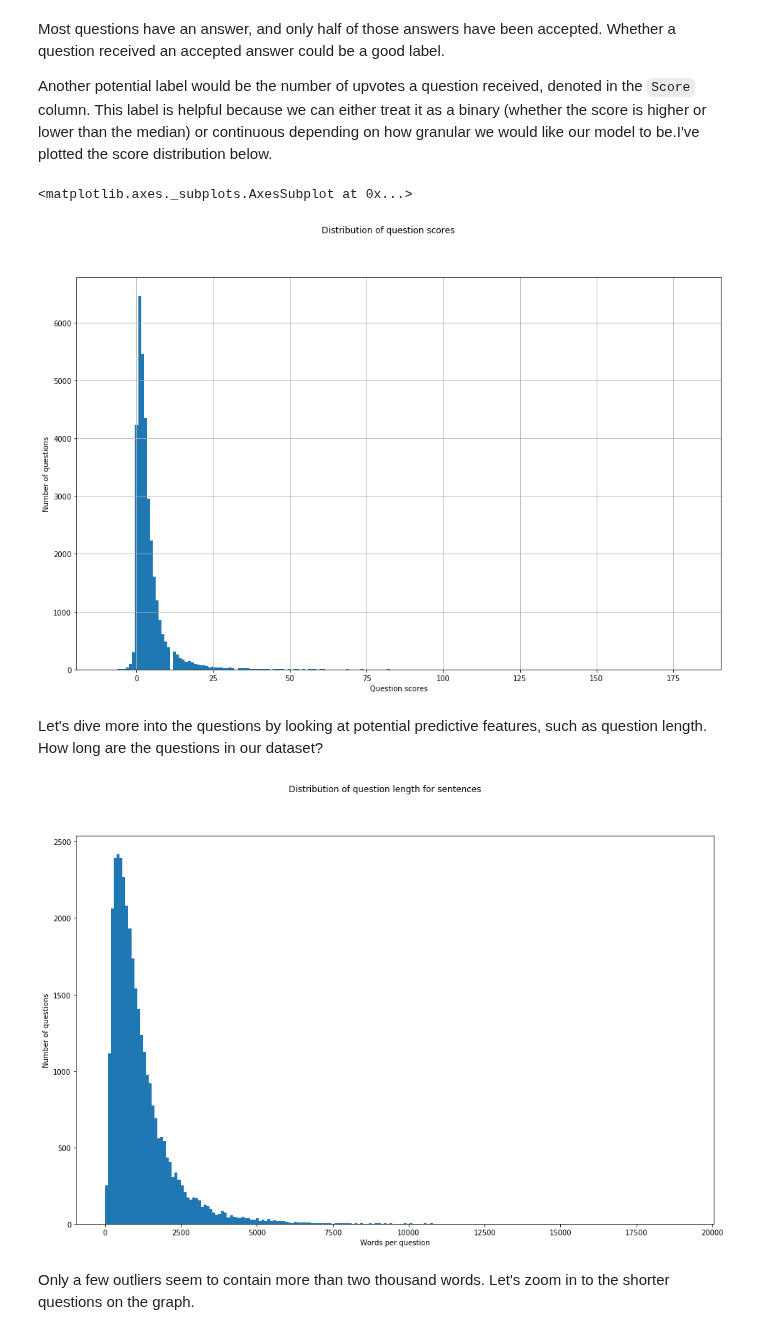
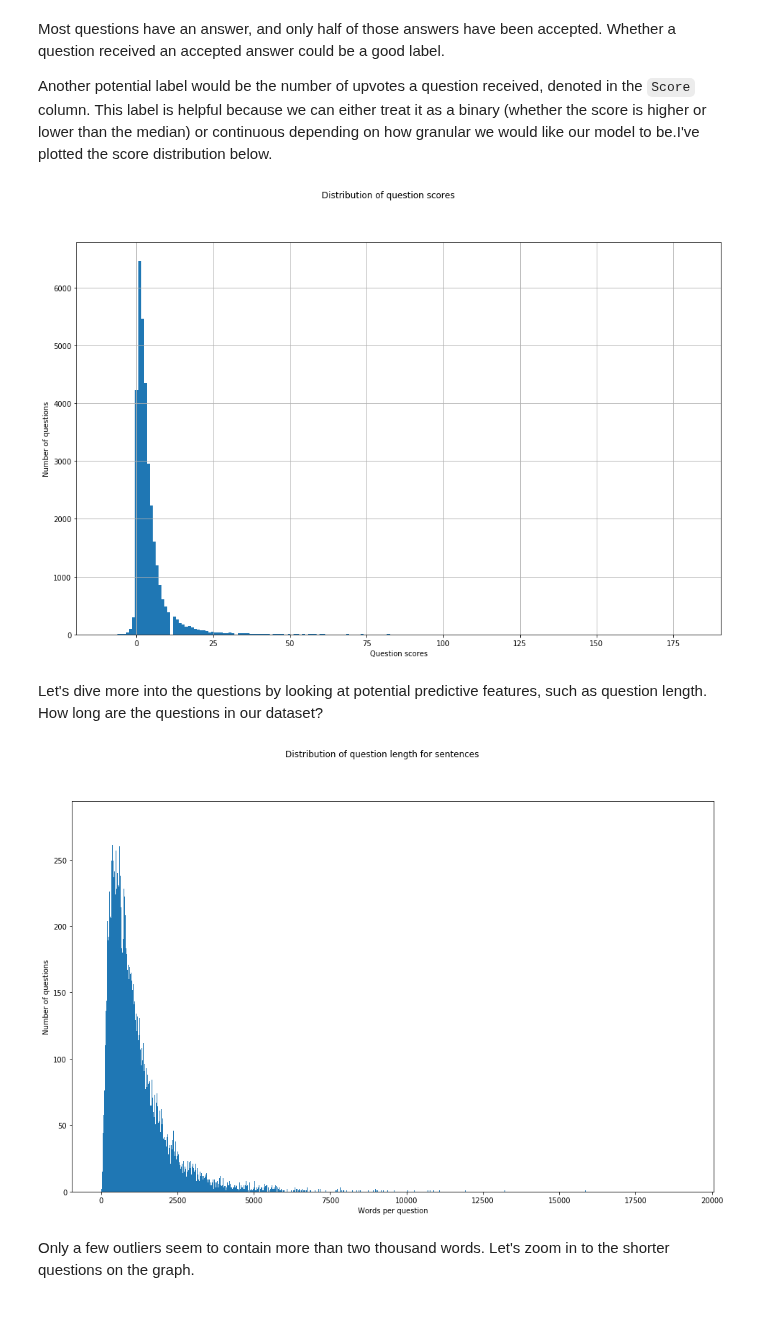
Before and after one commit to hundredblocks/ml-powered-applications, a Jupyter notebook: notebooks/dataset_exploration.ipynb, the cells around one changed output. Cells and saved outputs as stored; diff of their text form; code cells hidden in the pictures.

```diff
--- a/notebooks/dataset_exploration.ipynb
+++ b/notebooks/dataset_exploration.ipynb
@@ -10,18 +10,20 @@ from tqdm import tqdm
 from bs4 import BeautifulSoup
 import xml.etree.ElementTree as ElT
 import matplotlib.pyplot as plt
+from matplotlib.patches import Rectangle
 import pandas as pd
 
 from pathlib import Path
 import sys
 sys.path.append("..")
+import warnings
+warnings.filterwarnings('ignore')
 
 %matplotlib inline
 %load_ext autoreload
 %autoreload 2
 
-data_path = Path('../data/writers.csv')
-df = pd.read_csv(data_path)
+df = pd.read_csv(Path('../data/writers.csv'))
 # %% [markdown]
 ## Data format
 
@@ -197,20 +195,19 @@ fig = plt.figure(figsize=(16,10))
 fig.suptitle("Distribution of question scores")
 plt.xlabel("Question scores")
 plt.ylabel("Number of questions")
-df["Score"].hist(bins=200)
+df["Score"].hist(bins=200);
 # %% [output]
-<matplotlib.axes._subplots.AxesSubplot at 0x...>
 [figure]
 # %% [markdown]
 Let's dive more into the questions by looking at potential predictive features, such as question length. How long are the questions in our dataset?
 # %%
 fig = plt.figure(figsize=(16,10))
 fig.suptitle("Distribution of question length for sentences")
 plt.xlabel("Words per question")
 plt.ylabel("Number of questions")
-q_len = plt.hist(df["text_len"],  bins=200,log=False)
+q_len = plt.hist(df["text_len"],  bins=2000,log=False)
 # %% [output]
-[figure, old version]
+[figure, new version]
 # %% [markdown]
 Only a few outliers seem to contain more than two thousand words. Let's zoom in to the shorter questions on the graph.
 # %%
```
Also changed, not shown: parts of 7 cells of this notebook.
